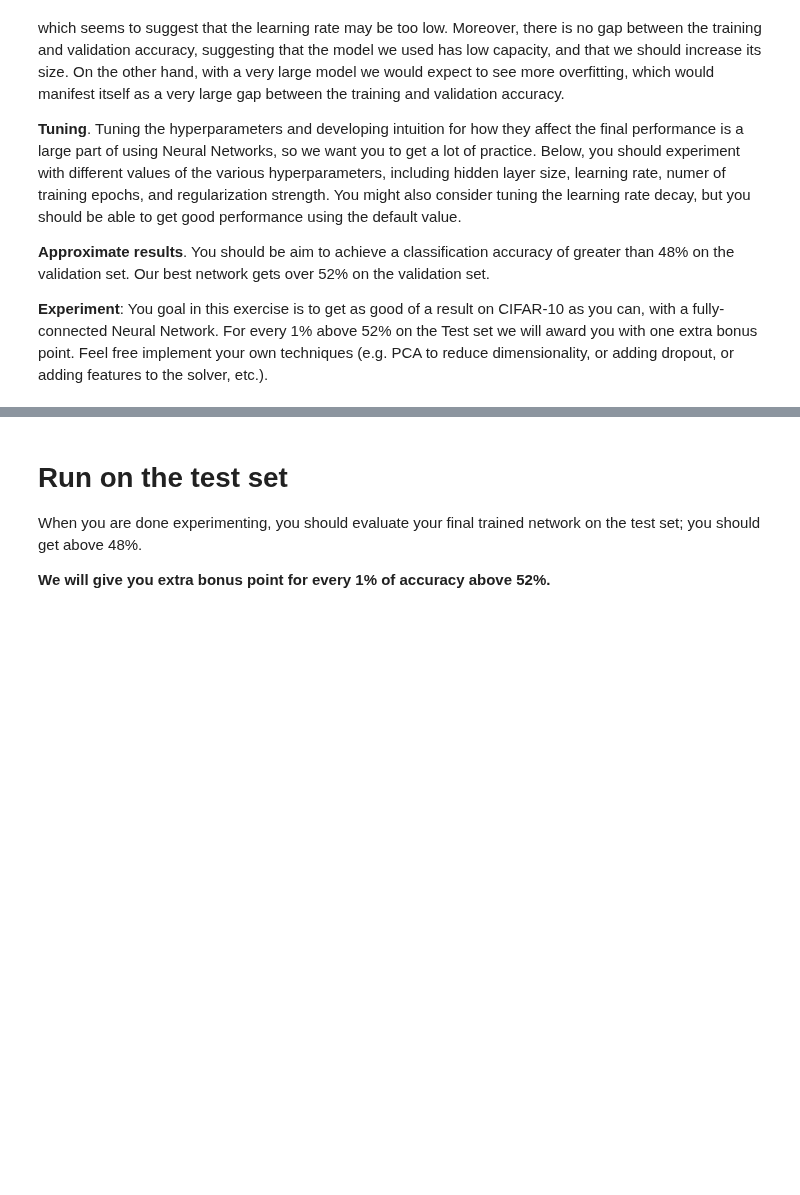
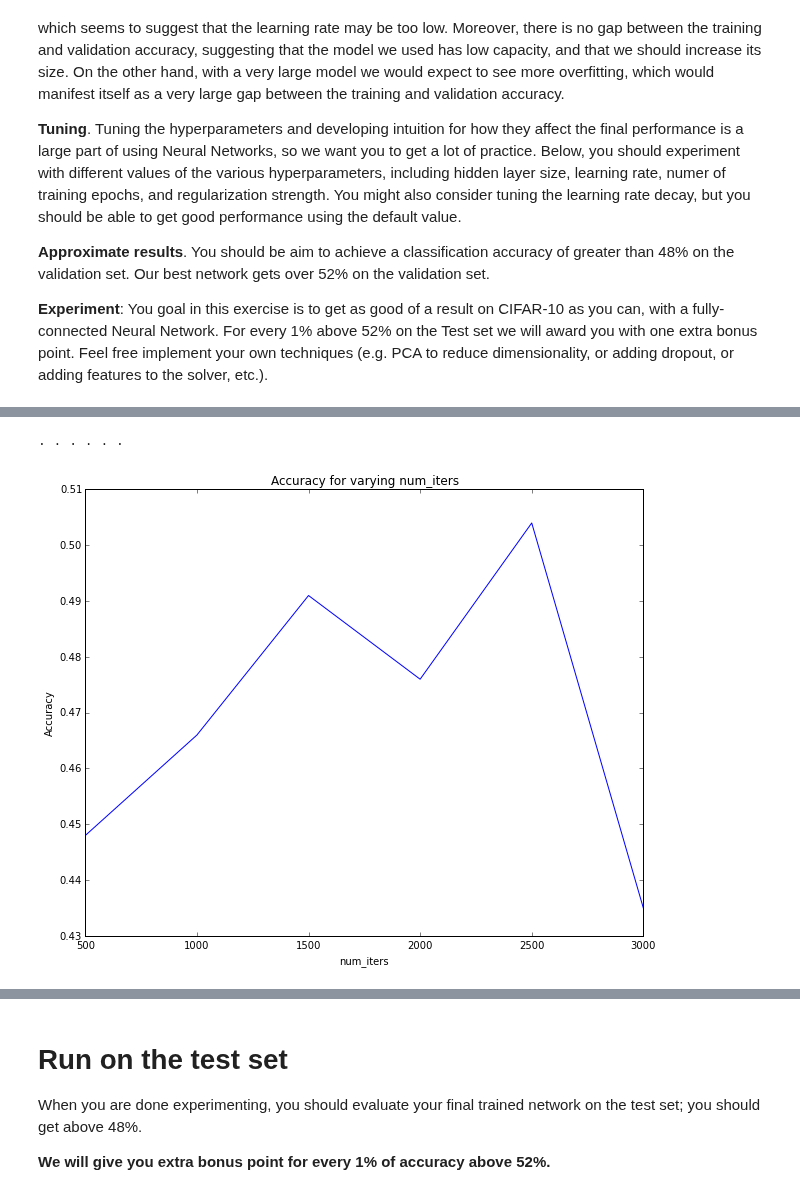
Before and after one commit to NLeSC/deep-learning-assignments-solutions, a Jupyter notebook: assignment1/carlos/two_layer_net.ipynb, the cells around one changed output, grey strips where cells are left out. Drawn from its saved outputs; the diff is of its cells as text; code cells hidden in the pictures; blank space fills up the shorter version.

```diff
--- a/assignment1/carlos/two_layer_net.ipynb
+++ b/assignment1/carlos/two_layer_net.ipynb
@@ -298,0 +412,7 @@ pass
+# %%
+best_params['learning_rate'] = 10**-3
+# %%
+_,_ = optimizeForParam('num_iters', best_params, doPlot=True)
+# %% [output]
+. . . . . .
+[figure, added]
```
Also changed, not shown: parts of 21 cells of this notebook.
